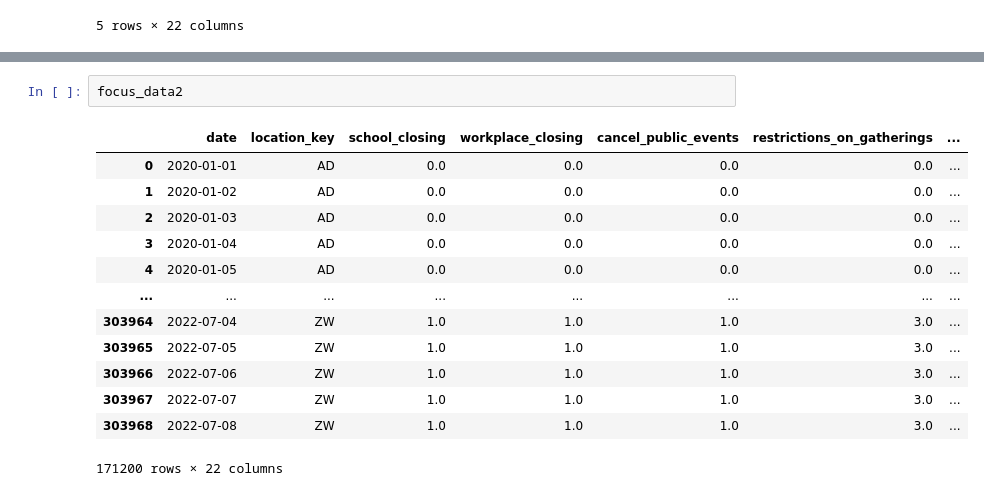
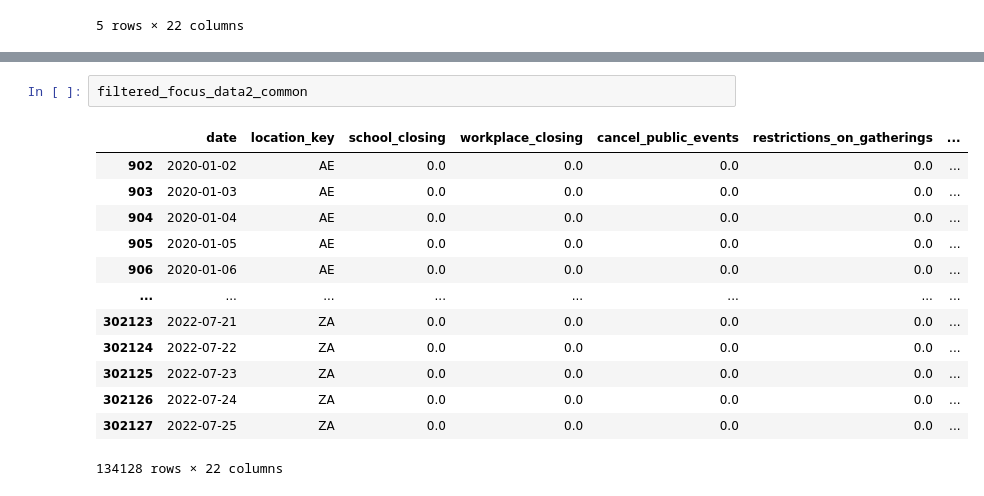
Before and after one commit to vichalder/final_project, a Jupyter notebook: notebooks/Data_cleaning_and_merging.ipynb, the cells around one changed output, grey strips where cells are left out. Saved outputs shown, nothing was run; the diff lists cells and outputs as text.

Commit message:
Streamlining data so all countries have same anmount of data point for the same time periode. Done for global data epidemiology, working og merged data set

```diff
--- a/notebooks/Data_cleaning_and_merging.ipynb
+++ b/notebooks/Data_cleaning_and_merging.ipynb
@@ -232,18 +356,18 @@ focus_data1
 # %%
-focus_data2
+filtered_focus_data2_common
 # %% [output]
 |  | date | location_key | school_closing | workplace_closing | cancel_public_events | restrictions_on_gatherings | ... |
-| 0 | 2020-01-01 | AD | 0.0 | 0.0 | 0.0 | 0.0 | ... |
-| 1 | 2020-01-02 | AD | 0.0 | 0.0 | 0.0 | 0.0 | ... |
-| 2 | 2020-01-03 | AD | 0.0 | 0.0 | 0.0 | 0.0 | ... |
-| 3 | 2020-01-04 | AD | 0.0 | 0.0 | 0.0 | 0.0 | ... |
-| 4 | 2020-01-05 | AD | 0.0 | 0.0 | 0.0 | 0.0 | ... |
+| 902 | 2020-01-02 | AE | 0.0 | 0.0 | 0.0 | 0.0 | ... |
+| 903 | 2020-01-03 | AE | 0.0 | 0.0 | 0.0 | 0.0 | ... |
+| 904 | 2020-01-04 | AE | 0.0 | 0.0 | 0.0 | 0.0 | ... |
+| 905 | 2020-01-05 | AE | 0.0 | 0.0 | 0.0 | 0.0 | ... |
+| 906 | 2020-01-06 | AE | 0.0 | 0.0 | 0.0 | 0.0 | ... |
 | ... | ... | ... | ... | ... | ... | ... | ... |
-| 303964 | 2022-07-04 | ZW | 1.0 | 1.0 | 1.0 | 3.0 | ... |
-| 303965 | 2022-07-05 | ZW | 1.0 | 1.0 | 1.0 | 3.0 | ... |
-| 303966 | 2022-07-06 | ZW | 1.0 | 1.0 | 1.0 | 3.0 | ... |
-| 303967 | 2022-07-07 | ZW | 1.0 | 1.0 | 1.0 | 3.0 | ... |
-| 303968 | 2022-07-08 | ZW | 1.0 | 1.0 | 1.0 | 3.0 | ... |
+| 302123 | 2022-07-21 | ZA | 0.0 | 0.0 | 0.0 | 0.0 | ... |
+| 302124 | 2022-07-22 | ZA | 0.0 | 0.0 | 0.0 | 0.0 | ... |
+| 302125 | 2022-07-23 | ZA | 0.0 | 0.0 | 0.0 | 0.0 | ... |
+| 302126 | 2022-07-24 | ZA | 0.0 | 0.0 | 0.0 | 0.0 | ... |
+| 302127 | 2022-07-25 | ZA | 0.0 | 0.0 | 0.0 | 0.0 | ... |
-171200 rows × 22 columns
+134128 rows × 22 columns
 # %%
 # Merge epidemiology and Oxford government response datasets on date + location_key
```
Also changed, not shown: parts of 21 cells of this notebook.
